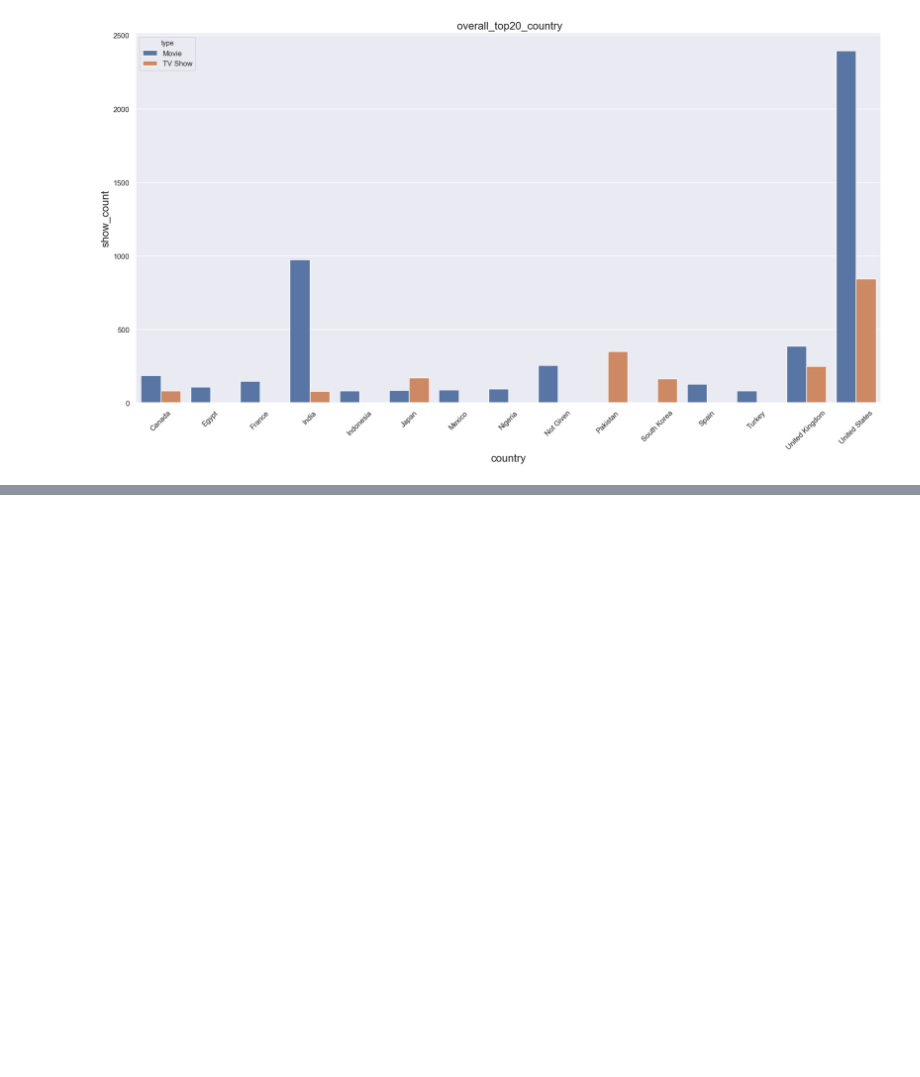
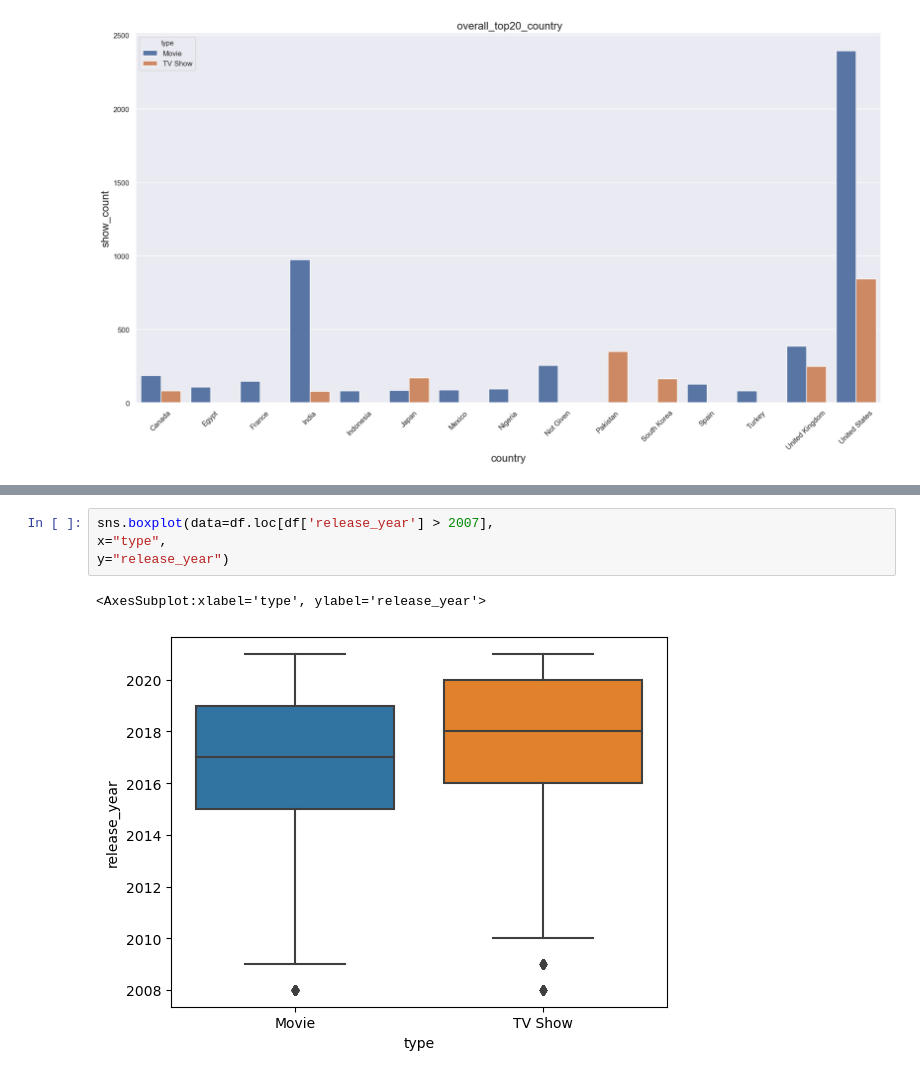
Before and after one commit to hadeeldh/hadeeldh, a Jupyter notebook: ProjBootcamp-checkpoint.ipynb, the cells around one changed output, grey strips where cells are left out. Saved outputs shown, nothing was run; the diff lists cells and outputs as text; blank space fills up the shorter version.

```diff
--- a/ProjBootcamp-checkpoint.ipynb
+++ b/ProjBootcamp-checkpoint.ipynb
@@ -281,0 +357,7 @@ plt.xticks(rotation = 45);
+# %%
+sns.boxplot(data=df.loc[df['release_year'] > 2007],
+x="type",
+y="release_year")
+# %% [output]
+<AxesSubplot:xlabel='type', ylabel='release_year'>
+[figure, added]
```
Also changed, not shown: parts of 13 cells of this notebook, 1 other file.
